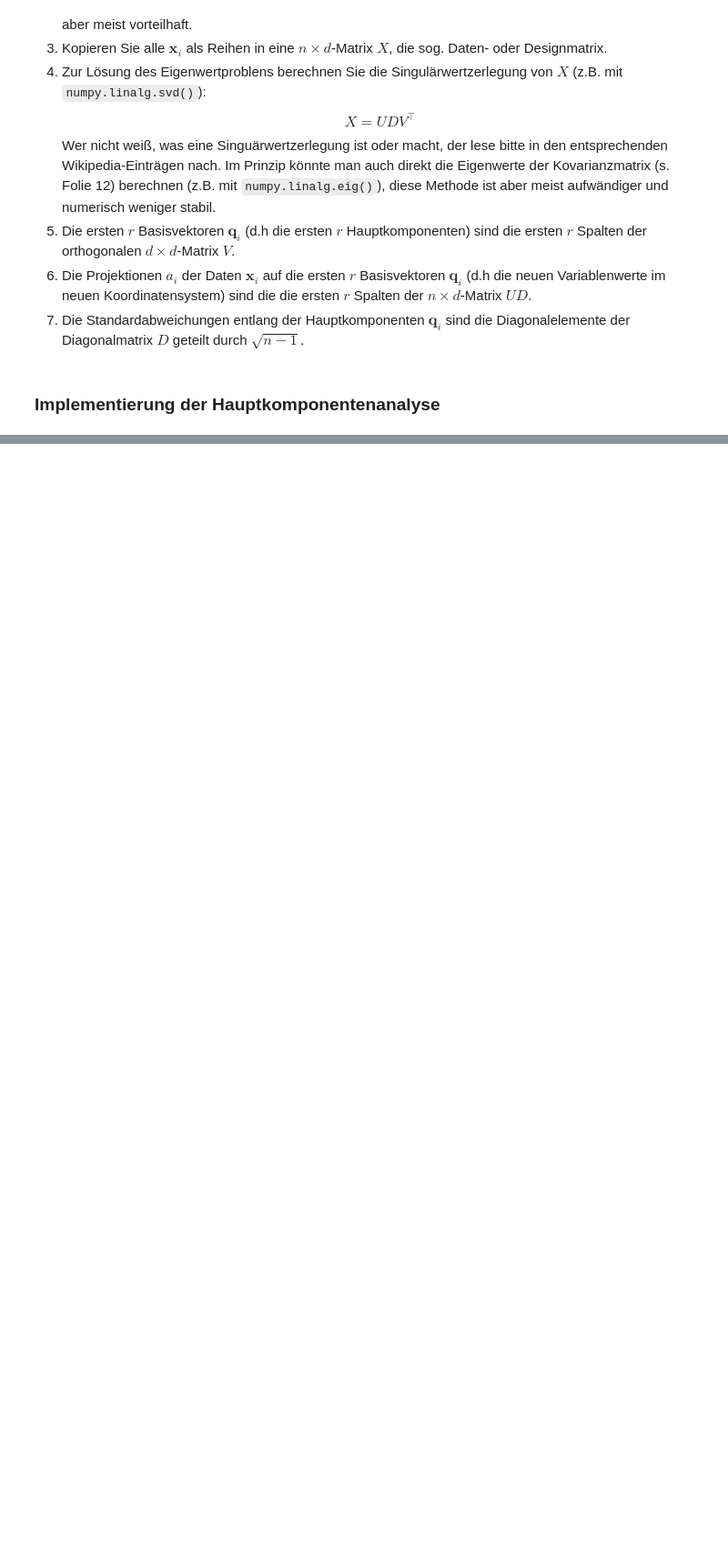
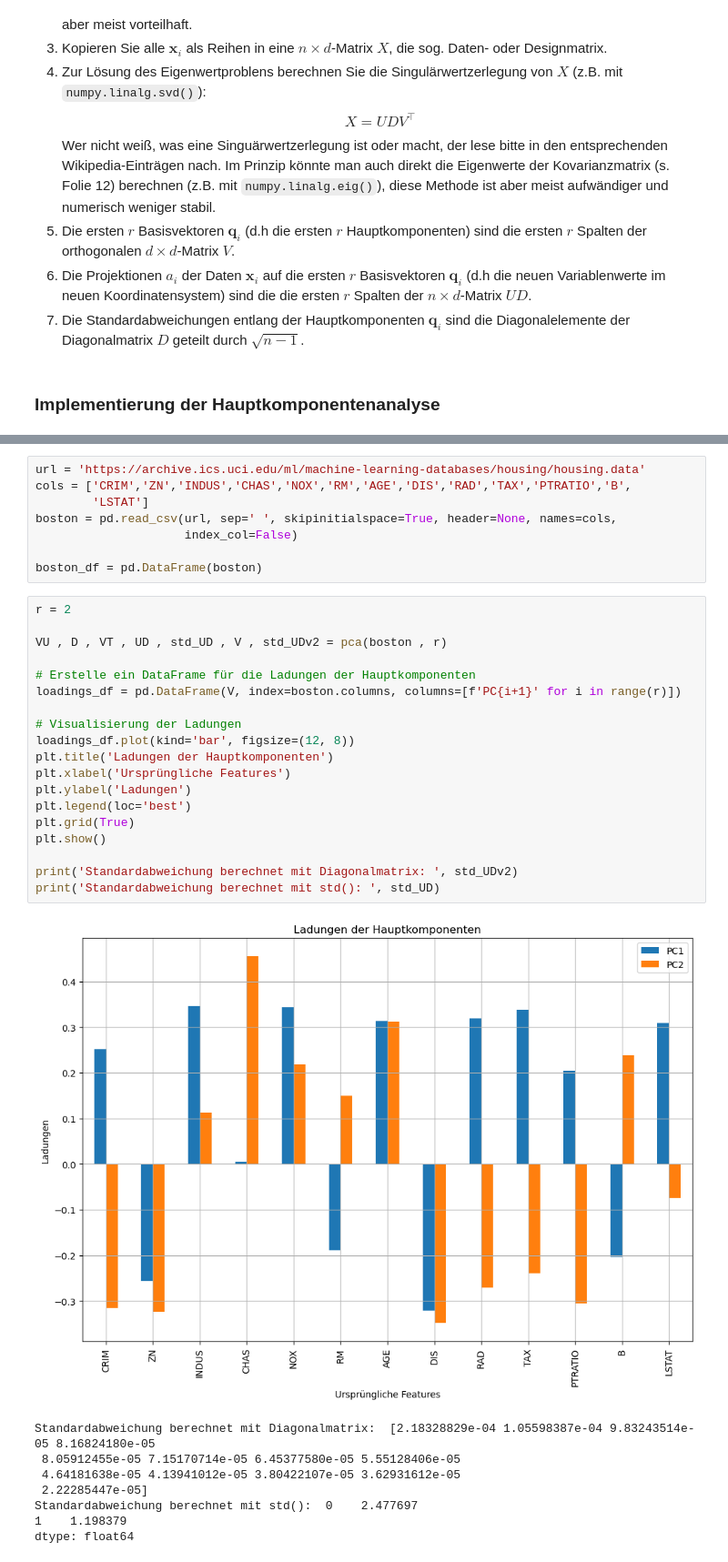
Before and after one commit to SergioChan96/MaschineLearning, a Jupyter notebook: Aufgaben/A1/A1-3/Hauptkomponenten_Analyse_A1-3.ipynb, the cells around one changed output, grey strips where cells are left out. Shown at 91% size. Cells and saved outputs as stored; diff of their text form; blank space fills up the shorter version.

```diff
--- a/Aufgaben/A1/A1-3/Hauptkomponenten_Analyse_A1-3.ipynb
+++ b/Aufgaben/A1/A1-3/Hauptkomponenten_Analyse_A1-3.ipynb
@@ -72,0 +65,36 @@ pca(boston , 2)
+# %%
+url = 'https://archive.ics.uci.edu/ml/machine-learning-databases/housing/housing.data'
+cols = ['CRIM','ZN','INDUS','CHAS','NOX','RM','AGE','DIS','RAD','TAX','PTRATIO','B',
+        'LSTAT']
+boston = pd.read_csv(url, sep=' ', skipinitialspace=True, header=None, names=cols,
+                     index_col=False)
+
+boston_df = pd.DataFrame(boston)
+# %%
+r = 2
+
+VU , D , VT , UD , std_UD , V , std_UDv2 = pca(boston , r)
+
+# Erstelle ein DataFrame für die Ladungen der Hauptkomponenten
+loadings_df = pd.DataFrame(V, index=boston.columns, columns=[f'PC{i+1}' for i in range(r)])
+
+# Visualisierung der Ladungen
+loadings_df.plot(kind='bar', figsize=(12, 8))
+plt.title('Ladungen der Hauptkomponenten')
+plt.xlabel('Ursprüngliche Features')
+plt.ylabel('Ladungen')
+plt.legend(loc='best')
+plt.grid(True)
+plt.show()
+
+print('Standardabweichung berechnet mit Diagonalmatrix: ', std_UDv2)
+print('Standardabweichung berechnet mit std(): ', std_UD)
+# %% [output]
+[figure, added]
+Standardabweichung berechnet mit Diagonalmatrix:  [2.18328829e-04 1.05598387e-04 9.83243514e-05 8.16824180e-05
+ 8.05912455e-05 7.15170714e-05 6.45377580e-05 5.55128406e-05
+ 4.64181638e-05 4.13941012e-05 3.80422107e-05 3.62931612e-05
+ 2.22285447e-05]
+Standardabweichung berechnet mit std():  0    2.477697
+1    1.198379
+dtype: float64
```
Also changed, not shown: parts of 6 cells of this notebook.
